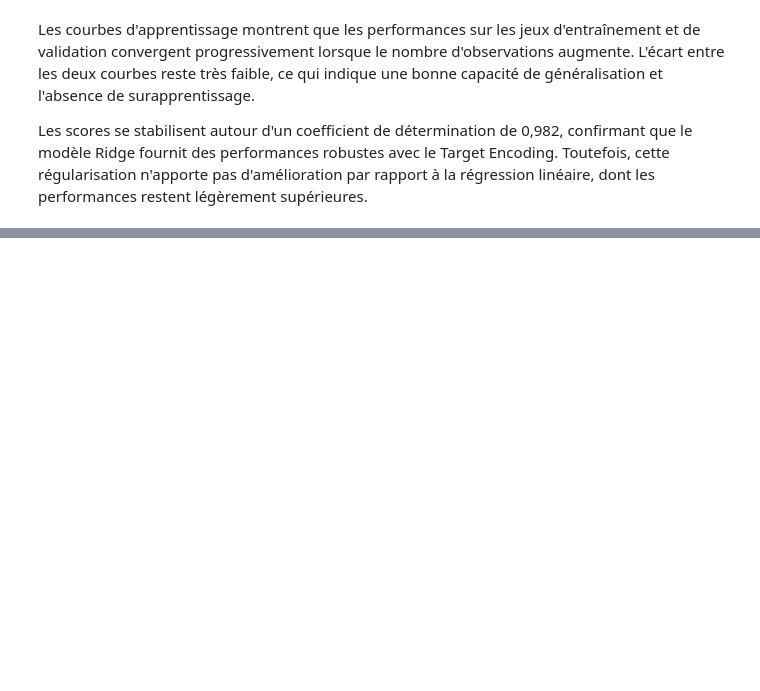
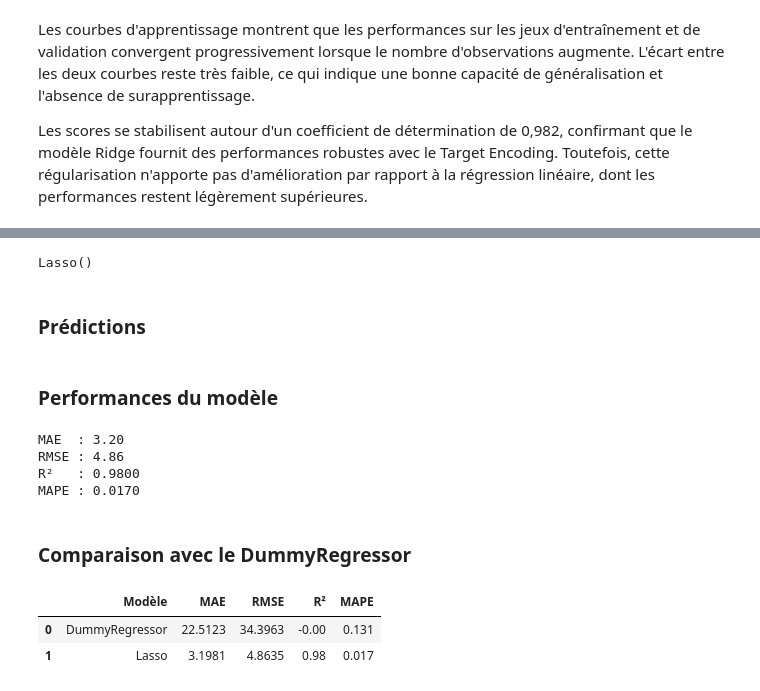
Before and after one commit to LarissaVarnakova/Projet_CO2, a Jupyter notebook: notebooks/modelisation_aziz_target_encoding.ipynb, the cells around one changed output, grey strips where cells are left out. Cells and saved outputs as stored; diff of their text form; code cells hidden in the pictures; blank space fills up the shorter version.

```diff
--- a/notebooks/modelisation_aziz_target_encoding.ipynb
+++ b/notebooks/modelisation_aziz_target_encoding.ipynb
@@ -1613,0 +1624,12 @@ Les scores se stabilisent autour d'un coefficient de détermination de 0,982, co
+# %%
+from sklearn.linear_model import Lasso
+
+# Initialisation du modèle
+lasso = Lasso(alpha=1.0)
+
+# Entraînement
+lasso.fit(X_train, y_train)
+# %% [output]
+Lasso()
+# %% [markdown]
+### Prédictions
@@ -1613,0 +1639,34 @@ Les scores se stabilisent autour d'un coefficient de détermination de 0,982, co
+# %% [markdown]
+### Performances du modèle
+# %%
+mae_lasso = mean_absolute_error(y_test, y_pred_lasso)
+rmse_lasso = np.sqrt(mean_squared_error(y_test, y_pred_lasso))
+r2_lasso = r2_score(y_test, y_pred_lasso)
+mape_lasso = mean_absolute_percentage_error(y_test, y_pred_lasso)
+
+print(f"MAE  : {mae_lasso:.2f}")
+print(f"RMSE : {rmse_lasso:.2f}")
+print(f"R²   : {r2_lasso:.4f}")
+print(f"MAPE : {mape_lasso:.4f}")
+# %% [output]
+MAE  : 3.20
+RMSE : 4.86
+R²   : 0.9800
+MAPE : 0.0170
+# %% [markdown]
+### Comparaison avec le DummyRegressor
+# %%
+comparaison_dummy_lasso = pd.DataFrame({
+    "Modèle": ["DummyRegressor", "Lasso"],
+    "MAE": [mae_dummy, mae_lasso],
+    "RMSE": [rmse_dummy, rmse_lasso],
+    "R²": [r2_dummy, r2_lasso],
+    "MAPE": [mape_dummy, mape_lasso]
+})
+
+comparaison_dummy_lasso = comparaison_dummy_lasso.round(4)
+comparaison_dummy_lasso
+# %% [output]
+|  | Modèle | MAE | RMSE | R² | MAPE |
+| 0 | DummyRegressor | 22.5123 | 34.3963 | -0.00 | 0.131 |
+| 1 | Lasso | 3.1981 | 4.8635 | 0.98 | 0.017 |
```
Also changed, not shown: parts of 16 cells of this notebook.
